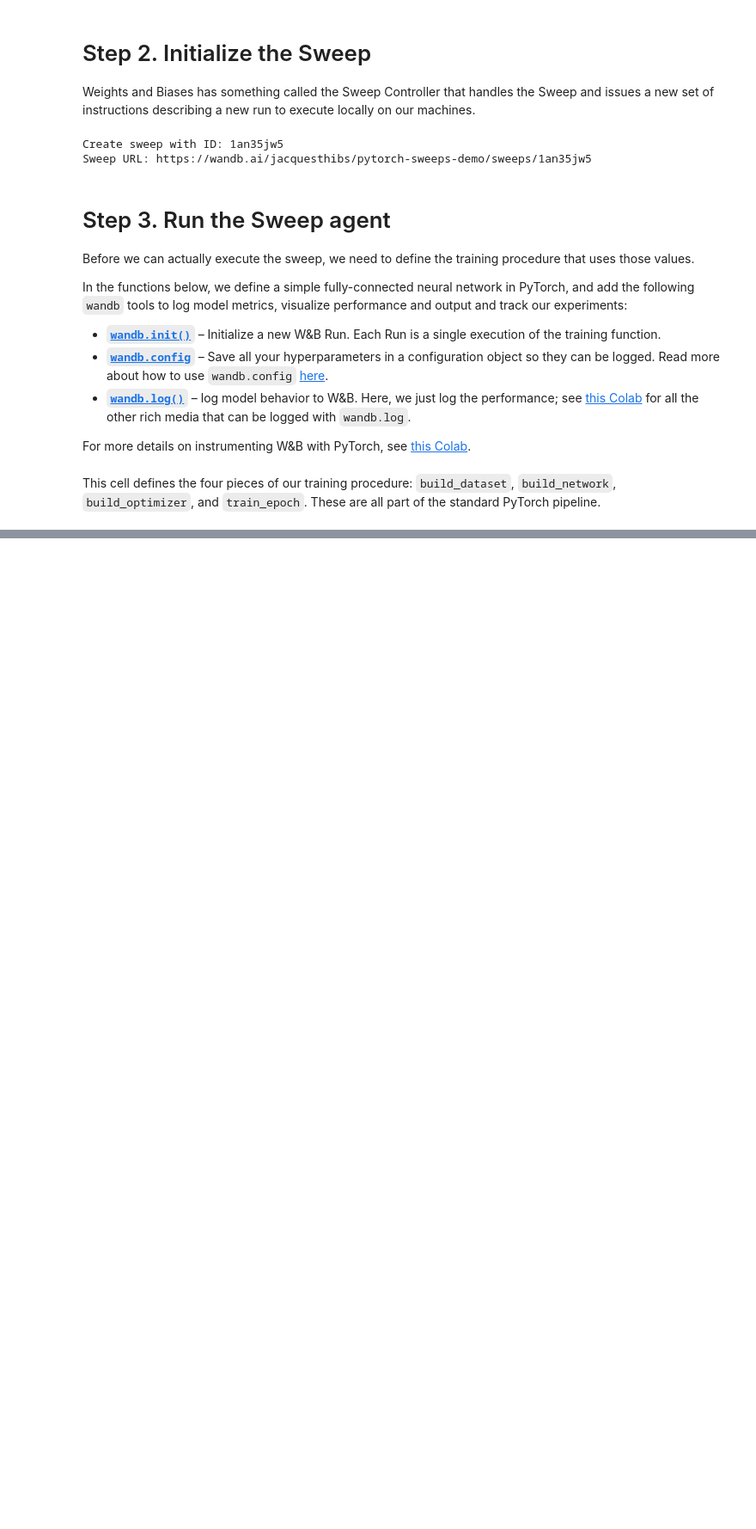
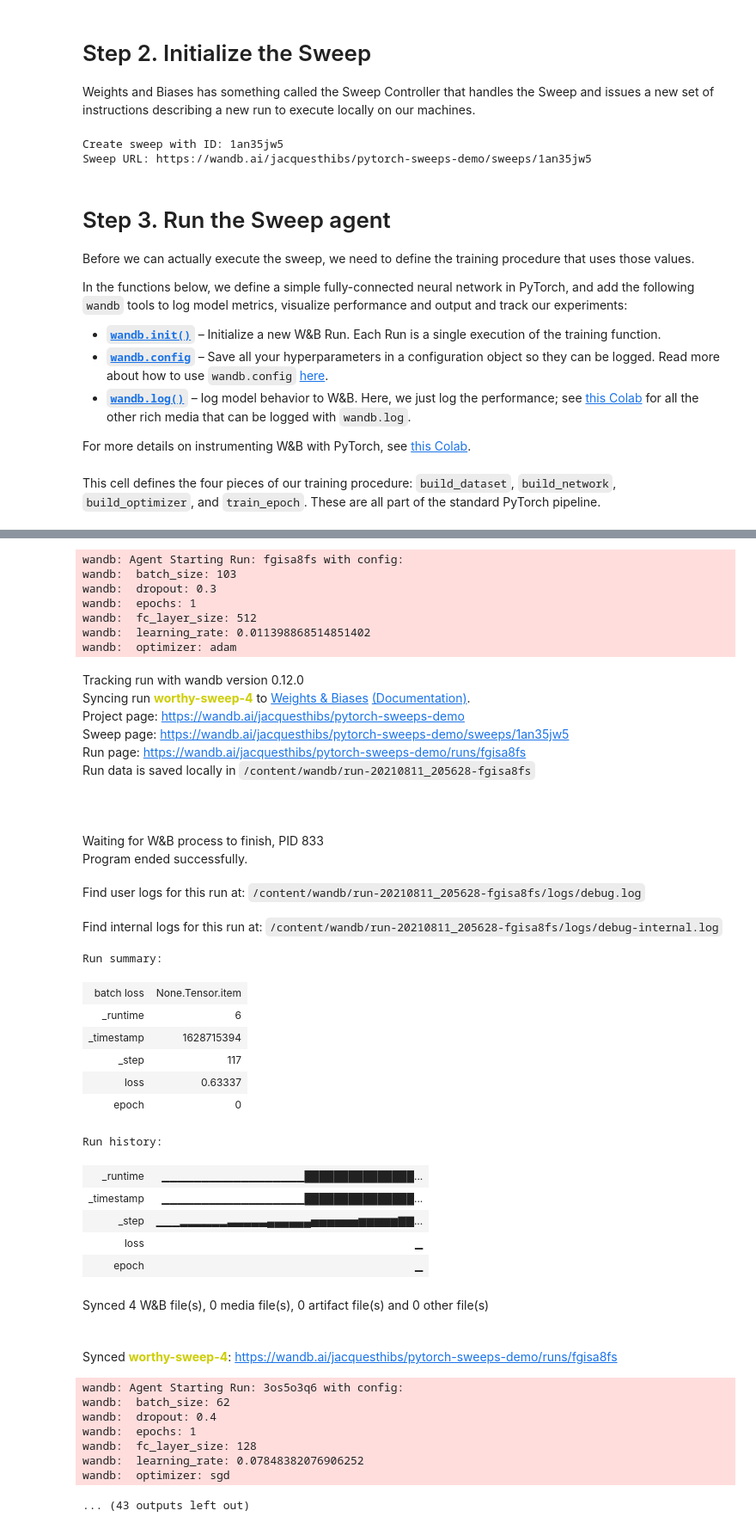
Before and after one commit to JayThibs/effective-ml-mini-projects, a Jupyter notebook: hyperparameter_sweeps_using_wandb.ipynb, the cells around one changed output, grey strips where cells are left out. Shown at 86% size. Drawn from its saved outputs; the diff is of its cells as text; code cells hidden in the pictures; blank space fills up the shorter version.

Commit message:
Finished simple sweep with PyTorch.

```diff
--- a/hyperparameter_sweeps_using_wandb.ipynb
+++ b/hyperparameter_sweeps_using_wandb.ipynb
@@ -278,0 +285,43 @@ def train_epoch(network, loader, optimizer):
+# %%
+wandb.agent(sweep_id, train, count=5)
+# %% [output]
+wandb: Agent Starting Run: fgisa8fs with config:
+wandb:  batch_size: 103
+wandb:  dropout: 0.3
+wandb:  epochs: 1
+wandb:  fc_layer_size: 512
+wandb:  learning_rate: 0.011398868514851402
+wandb:  optimizer: adam
+Tracking run with wandb version 0.12.0
+Syncing run worthy-sweep-4 to Weights & Biases (Documentation).
+Project page: https://wandb.ai/jacquesthibs/pytorch-sweeps-demo
+Sweep page: https://wandb.ai/jacquesthibs/pytorch-sweeps-demo/sweeps/1an35jw5
+Run page: https://wandb.ai/jacquesthibs/pytorch-sweeps-demo/runs/fgisa8fs
+Run data is saved locally in /content/wandb/run-20210811_205628-fgisa8fs
+Waiting for W&B process to finish, PID 833
+Program ended successfully.
+Find user logs for this run at: /content/wandb/run-20210811_205628-fgisa8fs/logs/debug.log
+Find internal logs for this run at: /content/wandb/run-20210811_205628-fgisa8fs/logs/debug-internal.log
+Run summary:
+| batch loss | None.Tensor.item |
+| _runtime | 6 |
+| _timestamp | 1628715394 |
+| _step | 117 |
+| loss | 0.63337 |
+| epoch | 0 |
+Run history:
+| _runtime | ▁▁▁▁▁▁▁▁▁▁▁▁▁▁▁▁▁▁███████████████... |
+| _timestamp | ▁▁▁▁▁▁▁▁▁▁▁▁▁▁▁▁▁▁███████████████... |
+| _step | ▁▁▁▂▂▂▂▂▂▃▃▃▃▃▄▄▄▄▄▄▅▅▅▅▅▅▆▆▆▆▆▇▇... |
+| loss | ▁ |
+| epoch | ▁ |
+Synced 4 W&B file(s), 0 media file(s), 0 artifact file(s) and 0 other file(s)
+Synced worthy-sweep-4: https://wandb.ai/jacquesthibs/pytorch-sweeps-demo/runs/fgisa8fs
+wandb: Agent Starting Run: 3os5o3q6 with config:
+wandb:  batch_size: 62
+wandb:  dropout: 0.4
+wandb:  epochs: 1
+wandb:  fc_layer_size: 128
+wandb:  learning_rate: 0.07848382076906252
+wandb:  optimizer: sgd
+... (43 outputs left out)
```
Also changed, not shown: parts of 4 cells of this notebook.
